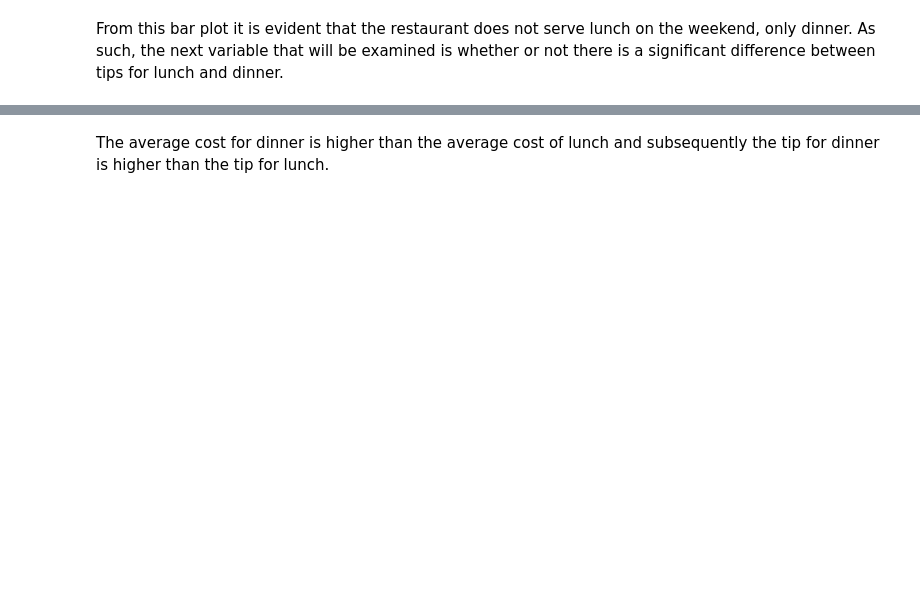
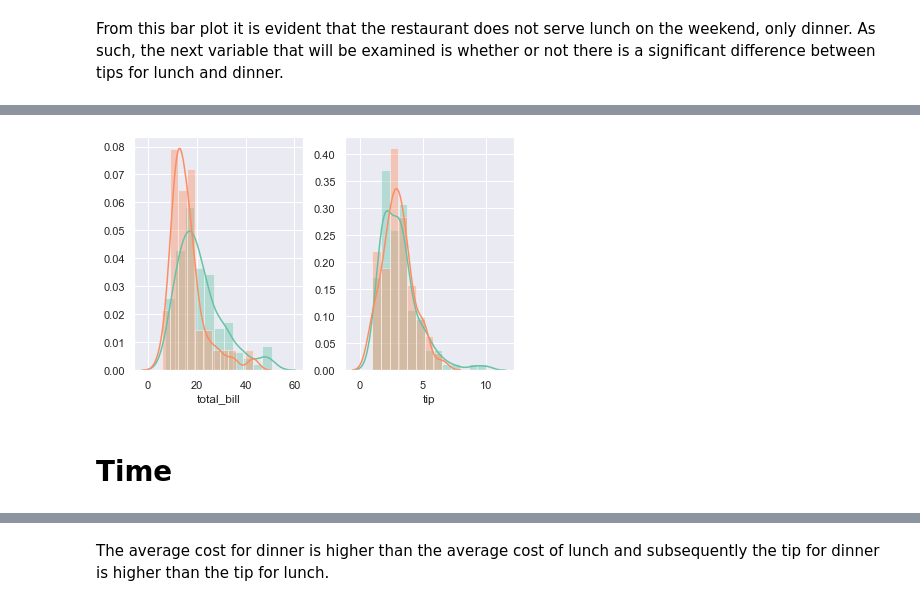
Before and after one commit to ANihill/Fundamentals-Assessment, a Jupyter notebook: Fundamentals of Data Analytics - Assessment.ipynb, the cells around one changed output, grey strips where cells are left out. Cells and saved outputs as stored; diff of their text form; code cells hidden in the pictures; blank space fills up the shorter version.

```diff
--- a/Fundamentals of Data Analytics - Assessment.ipynb
+++ b/Fundamentals of Data Analytics - Assessment.ipynb
@@ -256,3 +278,24 @@ From this bar plot it is evident that the restaurant does not serve lunch on the
+# %%
+# dataframe of just male weekend data
+mwk = male.loc[(male.day=="Sat")|(male.day=="Sun")];
+
+# dataframe of just female weekend data
+fwk = female.loc[(female.day=="Sat")|(female.day=="Sun")];
+
+# distribution of male and female bills on weekdays
+plt.subplot(1,2,1)
+sns.distplot(mwk["total_bill"]);
+sns.distplot(fwd["total_bill"]);
+
+plt.subplot(1,2,2)
+sns.distplot(mwk["tip"]);
+sns.distplot(fwk["tip"]);
+
+plt.tight_layout()
+# %% [output]
+[figure, added]
+# %% [markdown]
+# Time
 # %%
 # pair plot of total bill and tips differenciated by time
 sns.pairplot(tips, x_vars=["total_bill", "tip"], y_vars=["total_bill", "tip"], hue="time");
```
Also changed, not shown: parts of 41 cells of this notebook.
